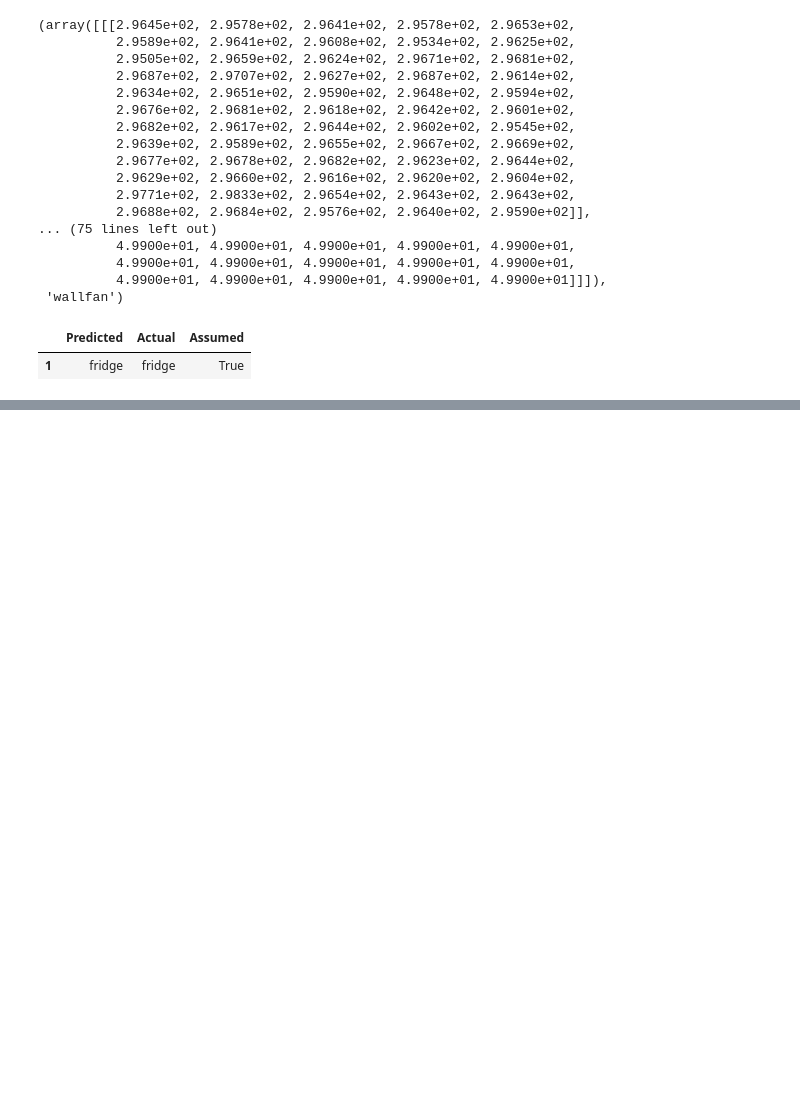
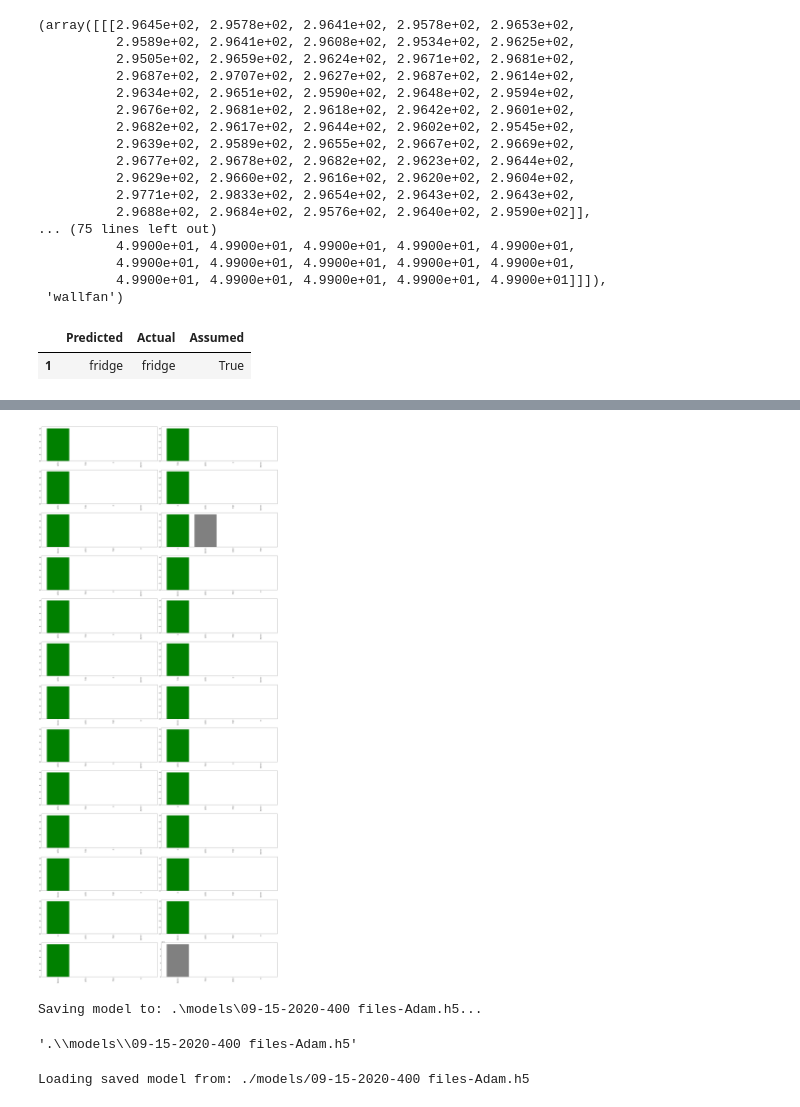
Before and after one commit to caxefaizan/S3_bucket_manipulation, a Jupyter notebook: End to End Conversion.ipynb, the cells around one changed output, grey strips where cells are left out. Cells and saved outputs as stored; diff of their text form; code cells hidden in the pictures; blank space fills up the shorter version.

```diff
--- a/End to End Conversion.ipynb
+++ b/End to End Conversion.ipynb
@@ -566,0 +649,16 @@ model.evaluate(val_data)
+# %%
+# Let's check a few predictions and their different values
+i_multiplier = 0
+num_rows = 13
+num_cols = 2
+num_files = num_rows*num_cols
+plt.figure(figsize=(7*2*num_cols, 5*num_rows))
+for i in range(num_files):
+    plt.subplot(num_rows, num_cols, i+1)
+    plot_pred_conf(prediction_probabilities=predictions,
+                labels=val_labels,
+                n=i+i_multiplier)
+plt.tight_layout(h_pad=1.0)
+plt.show()
+# %% [output]
+[figure, added]
@@ -566,0 +681,6 @@ model.evaluate(val_data)
+# %%
+# Save our model trained on 400 signatures
+save_model(model, suffix="400 files-Adam")
+# %% [output]
+Saving model to: .\models\09-15-2020-400 files-Adam.h5...
+'.\\models\\09-15-2020-400 files-Adam.h5'
@@ -566,0 +696,5 @@ model.evaluate(val_data)
+# %%
+# Load our model trained
+model = load_model('./models/09-15-2020-400 files-Adam.h5')
+# %% [output]
+Loading saved model from: ./models/09-15-2020-400 files-Adam.h5
```
Also changed, not shown: parts of 25 cells of this notebook.
